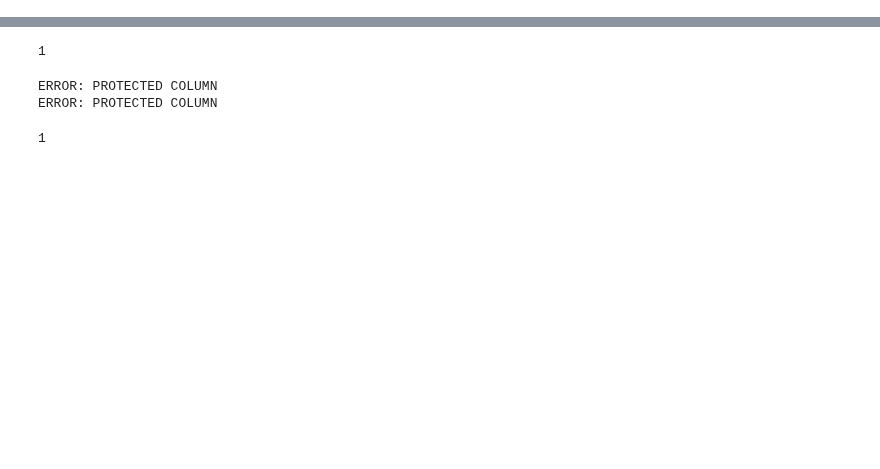
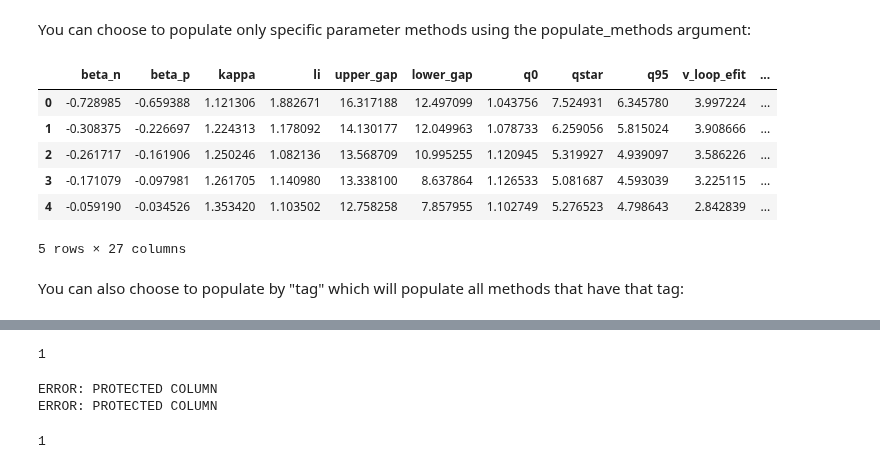
Before and after one commit to MIT-PSFC/disruption-py, a Jupyter notebook: notebooks/cmod_example.ipynb, the cells around one changed output, grey strips where cells are left out. Saved outputs shown, nothing was run; the diff lists cells and outputs as text; code cells hidden in the pictures; blank space fills up the shorter version.

```diff
--- a/notebooks/cmod_example.ipynb
+++ b/notebooks/cmod_example.ipynb
@@ -168,0 +69,15 @@ test_handler.query("select * from disruption_warning where shot = 1150922001 ord
+# %% [markdown]
+You can choose to populate only specific parameter methods using the populate_methods argument:
+# %%
+local_shot = CModShot(1150922001, populate_methods=["_get_ip_parameters","_get_ohmic_parameters","_get_EFIT_parameters"])
+local_shot.data.head()
+# %% [output]
+|  | beta_n | beta_p | kappa | li | upper_gap | lower_gap | q0 | qstar | q95 | v_loop_efit | ... |
+| 0 | -0.728985 | -0.659388 | 1.121306 | 1.882671 | 16.317188 | 12.497099 | 1.043756 | 7.524931 | 6.345780 | 3.997224 | ... |
+| 1 | -0.308375 | -0.226697 | 1.224313 | 1.178092 | 14.130177 | 12.049963 | 1.078733 | 6.259056 | 5.815024 | 3.908666 | ... |
+| 2 | -0.261717 | -0.161906 | 1.250246 | 1.082136 | 13.568709 | 10.995255 | 1.120945 | 5.319927 | 4.939097 | 3.586226 | ... |
+| 3 | -0.171079 | -0.097981 | 1.261705 | 1.140980 | 13.338100 | 8.637864 | 1.126533 | 5.081687 | 4.593039 | 3.225115 | ... |
+| 4 | -0.059190 | -0.034526 | 1.353420 | 1.103502 | 12.758258 | 7.857955 | 1.102749 | 5.276523 | 4.798643 | 2.842839 | ... |
+5 rows × 27 columns
+# %% [markdown]
+You can also choose to populate by "tag" which will populate all methods that have that tag:
```
Also changed, not shown: parts of 37 cells of this notebook, 3 other files.
